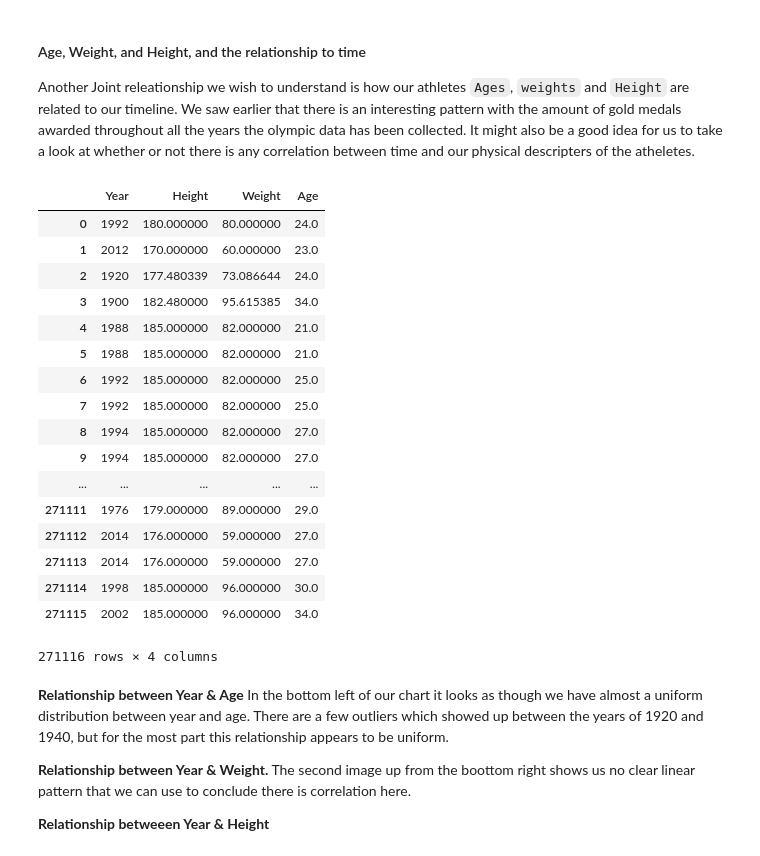
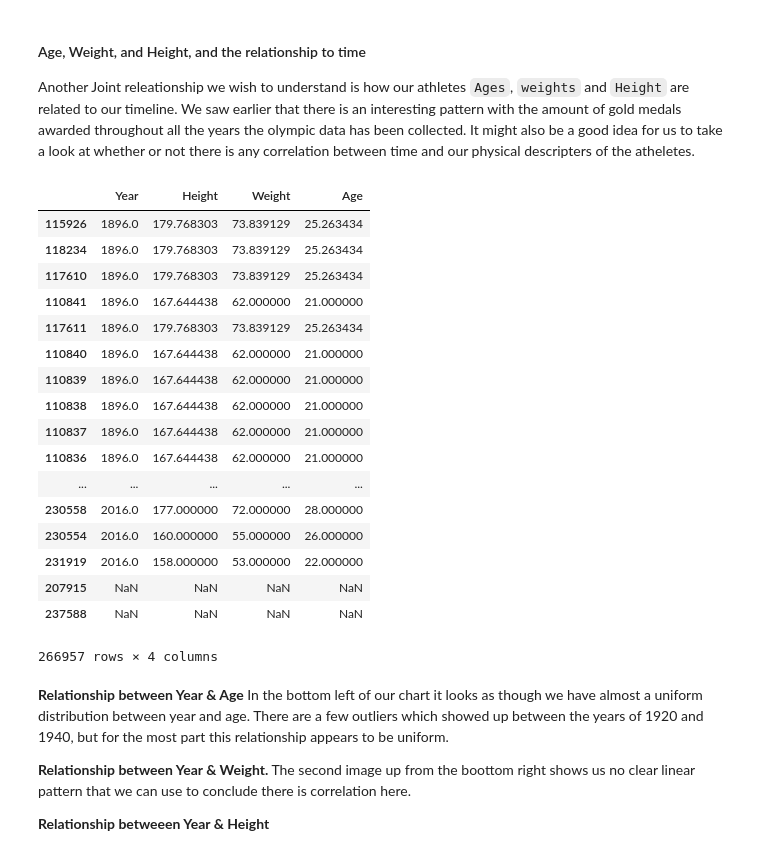
Before and after one commit to i4a/olympics, a Jupyter notebook: LabAssignmentOne.ipynb, the cells around one changed output. Cells and saved outputs as stored; diff of their text form; code cells hidden in the pictures.

```diff
--- a/LabAssignmentOne.ipynb
+++ b/LabAssignmentOne.ipynb
@@ -216,28 +209,28 @@ Another Joint releationship we wish to understand is how our athletes `Ages`, `w
 # %%
 sns.set_style('ticks')
 df.head()
 
-quants = df[['Year', 'Height', 'Weight','Age']]
+quants = df[['Year', 'Height', 'Weight','Age']].sort_values(ascending=True, by='Year')
 quants
 # %% [output]
 |  | Year | Height | Weight | Age |
-| 0 | 1992 | 180.000000 | 80.000000 | 24.0 |
-| 1 | 2012 | 170.000000 | 60.000000 | 23.0 |
-| 2 | 1920 | 177.480339 | 73.086644 | 24.0 |
-| 3 | 1900 | 182.480000 | 95.615385 | 34.0 |
-| 4 | 1988 | 185.000000 | 82.000000 | 21.0 |
-| 5 | 1988 | 185.000000 | 82.000000 | 21.0 |
-| 6 | 1992 | 185.000000 | 82.000000 | 25.0 |
-| 7 | 1992 | 185.000000 | 82.000000 | 25.0 |
-| 8 | 1994 | 185.000000 | 82.000000 | 27.0 |
-| 9 | 1994 | 185.000000 | 82.000000 | 27.0 |
+| 115926 | 1896.0 | 179.768303 | 73.839129 | 25.263434 |
+| 118234 | 1896.0 | 179.768303 | 73.839129 | 25.263434 |
+| 117610 | 1896.0 | 179.768303 | 73.839129 | 25.263434 |
+| 110841 | 1896.0 | 167.644438 | 62.000000 | 21.000000 |
+| 117611 | 1896.0 | 179.768303 | 73.839129 | 25.263434 |
+| 110840 | 1896.0 | 167.644438 | 62.000000 | 21.000000 |
+| 110839 | 1896.0 | 167.644438 | 62.000000 | 21.000000 |
+| 110838 | 1896.0 | 167.644438 | 62.000000 | 21.000000 |
+| 110837 | 1896.0 | 167.644438 | 62.000000 | 21.000000 |
+| 110836 | 1896.0 | 167.644438 | 62.000000 | 21.000000 |
 | ... | ... | ... | ... | ... |
-| 271111 | 1976 | 179.000000 | 89.000000 | 29.0 |
-| 271112 | 2014 | 176.000000 | 59.000000 | 27.0 |
-| 271113 | 2014 | 176.000000 | 59.000000 | 27.0 |
-| 271114 | 1998 | 185.000000 | 96.000000 | 30.0 |
-| 271115 | 2002 | 185.000000 | 96.000000 | 34.0 |
+| 230558 | 2016.0 | 177.000000 | 72.000000 | 28.000000 |
+| 230554 | 2016.0 | 160.000000 | 55.000000 | 26.000000 |
+| 231919 | 2016.0 | 158.000000 | 53.000000 | 22.000000 |
+| 207915 | NaN | NaN | NaN | NaN |
+| 237588 | NaN | NaN | NaN | NaN |
-271116 rows × 4 columns
+266957 rows × 4 columns
 # %% [markdown]
 **Relationship between Year & Age**
 In the bottom left of our chart it looks as though we have almost a uniform distribution between year and age. There are a few outliers which showed up between the years of 1920 and 1940, but for the most part this relationship appears to be uniform.
```
Also changed, not shown: parts of 11 cells of this notebook.
